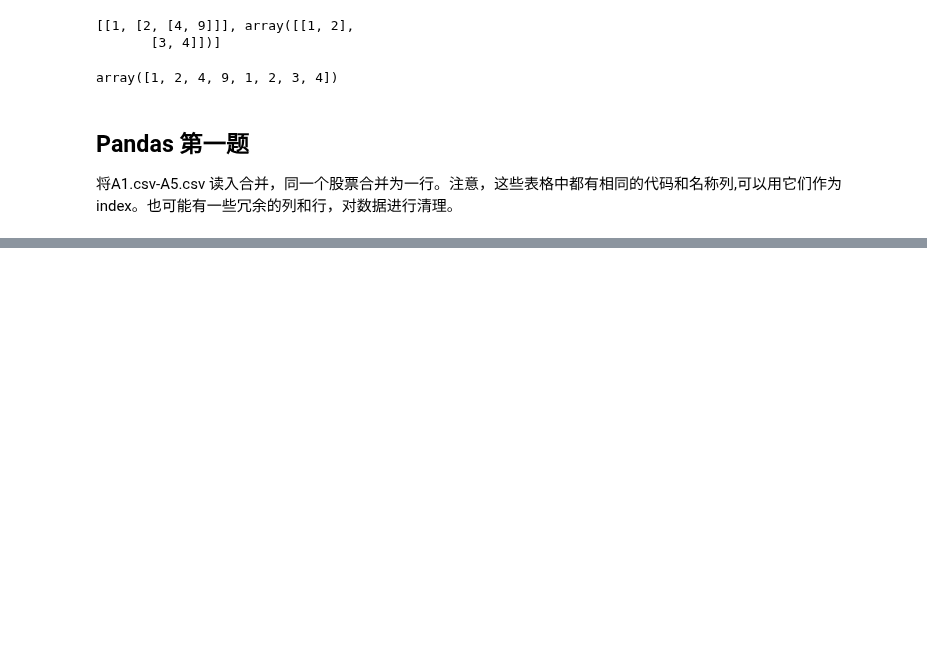
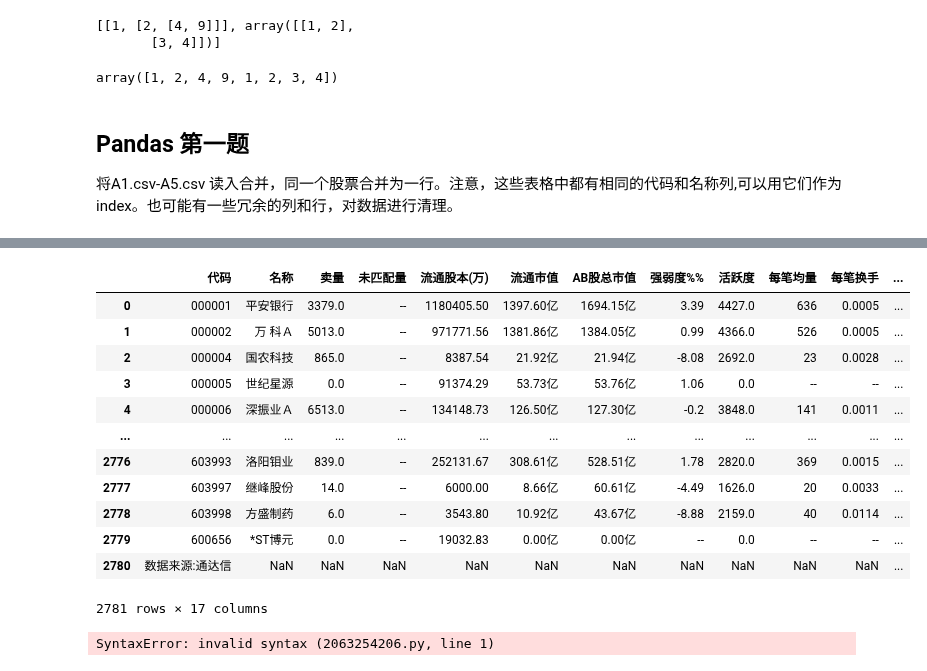
Before and after one commit to Luoxiaogan/Guide_to_financial_data_analysis, a Jupyter notebook: Guide_to_financial_data_analysis/hw/hw2/Homework2.ipynb, the cells around one changed output, grey strips where cells are left out. Cells and saved outputs as stored; diff of their text form; code cells hidden in the pictures; blank space fills up the shorter version.

```diff
--- a/Guide_to_financial_data_analysis/hw/hw2/Homework2.ipynb
+++ b/Guide_to_financial_data_analysis/hw/hw2/Homework2.ipynb
@@ -348,0 +451,20 @@ import pandas as pd
+# %%
+df2
+# %% [output]
+|  | 代码 | 名称 | 卖量 | 未匹配量 | 流通股本(万) | 流通市值 | AB股总市值 | 强弱度%% | 活跃度 | 每笔均量 | 每笔换手 | ... |
+| 0 | 000001 | 平安银行 | 3379.0 | -- | 1180405.50 | 1397.60亿 | 1694.15亿 | 3.39 | 4427.0 | 636 | 0.0005 | ... |
+| 1 | 000002 | 万 科Ａ | 5013.0 | -- | 971771.56 | 1381.86亿 | 1384.05亿 | 0.99 | 4366.0 | 526 | 0.0005 | ... |
+| 2 | 000004 | 国农科技 | 865.0 | -- | 8387.54 | 21.92亿 | 21.94亿 | -8.08 | 2692.0 | 23 | 0.0028 | ... |
+| 3 | 000005 | 世纪星源 | 0.0 | -- | 91374.29 | 53.73亿 | 53.76亿 | 1.06 | 0.0 | -- | -- | ... |
+| 4 | 000006 | 深振业Ａ | 6513.0 | -- | 134148.73 | 126.50亿 | 127.30亿 | -0.2 | 3848.0 | 141 | 0.0011 | ... |
+| ... | ... | ... | ... | ... | ... | ... | ... | ... | ... | ... | ... | ... |
+| 2776 | 603993 | 洛阳钼业 | 839.0 | -- | 252131.67 | 308.61亿 | 528.51亿 | 1.78 | 2820.0 | 369 | 0.0015 | ... |
+| 2777 | 603997 | 继峰股份 | 14.0 | -- | 6000.00 | 8.66亿 | 60.61亿 | -4.49 | 1626.0 | 20 | 0.0033 | ... |
+| 2778 | 603998 | 方盛制药 | 6.0 | -- | 3543.80 | 10.92亿 | 43.67亿 | -8.88 | 2159.0 | 40 | 0.0114 | ... |
+| 2779 | 600656 | *ST博元 | 0.0 | -- | 19032.83 | 0.00亿 | 0.00亿 | -- | 0.0 | -- | -- | ... |
+| 2780 | 数据来源:通达信 | NaN | NaN | NaN | NaN | NaN | NaN | NaN | NaN | NaN | NaN | ... |
+2781 rows × 17 columns
+# %%
+df_1=pd.merge(df1,df2,)
+# %% [output]
+SyntaxError: invalid syntax (2063254206.py, line 1)
```
Also changed, not shown: parts of 10 cells of this notebook.
